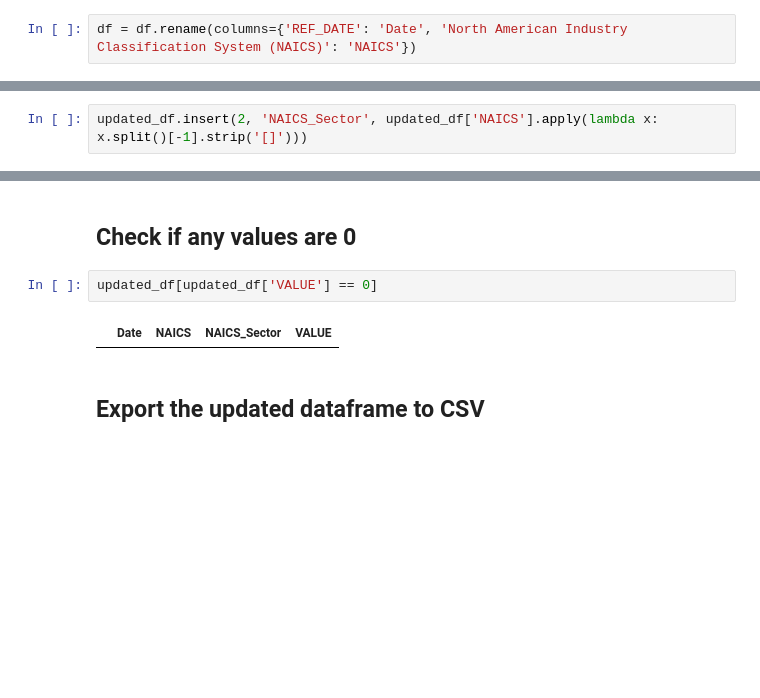
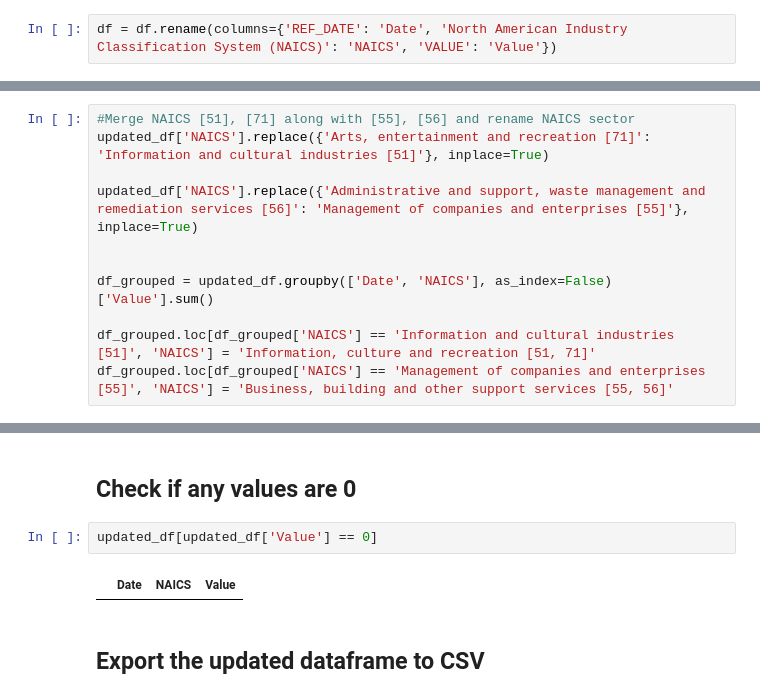
Before and after one commit to KhaledElbasiouni/CSI4142-Project, a Jupyter notebook: data-staging-gdp.ipynb, the cells around one changed output, grey strips where cells are left out. Cells and saved outputs as stored; diff of their text form; blank space fills up the shorter version.

Commit message:
Update data-staging-gdp.ipynb
map NAICS with employment NAICS df

```diff
--- a/data-staging-gdp.ipynb
+++ b/data-staging-gdp.ipynb
@@ -66,7 +66,7 @@ dtype: object
 # %% [markdown]
 ## Renaming Columns for Clarity and Simplicity
 # %%
-df = df.rename(columns={'REF_DATE': 'Date', 'North American Industry Classification System (NAICS)': 'NAICS'})
+df = df.rename(columns={'REF_DATE': 'Date', 'North American Industry Classification System (NAICS)': 'NAICS', 'VALUE': 'Value'})
 # %%
 df.head()
 # %% [output]
@@ -191,2 +188,0 @@ updated_df
-# %%
-updated_df.insert(2, 'NAICS_Sector', updated_df['NAICS'].apply(lambda x: x.split()[-1].strip('[]')))
@@ -231,0 +217,11 @@ False
+# %%
+#Merge NAICS [51], [71] along with [55], [56] and rename NAICS sector
+updated_df['NAICS'].replace({'Arts, entertainment and recreation [71]': 'Information and cultural industries [51]'}, inplace=True)
+
+updated_df['NAICS'].replace({'Administrative and support, waste management and remediation services [56]': 'Management of companies and enterprises [55]'}, inplace=True)
+
+
+df_grouped = updated_df.groupby(['Date', 'NAICS'], as_index=False)['Value'].sum()
+
+df_grouped.loc[df_grouped['NAICS'] == 'Information and cultural industries [51]', 'NAICS'] = 'Information, culture and recreation [51, 71]'
+df_grouped.loc[df_grouped['NAICS'] == 'Management of companies and enterprises [55]', 'NAICS'] = 'Business, building and other support services [55, 56]'
@@ -232,9 +244,9 @@ False
 # %% [markdown]
 ## Check if any values are 0
 # %%
-updated_df[updated_df['VALUE'] == 0]
+updated_df[updated_df['Value'] == 0]
 # %% [output]
-|  | Date | NAICS | NAICS_Sector | VALUE |
+|  | Date | NAICS | Value |
 # %% [markdown]
 ## Export the updated dataframe to CSV
 # %%
```
Also changed, not shown: parts of 12 cells of this notebook.
